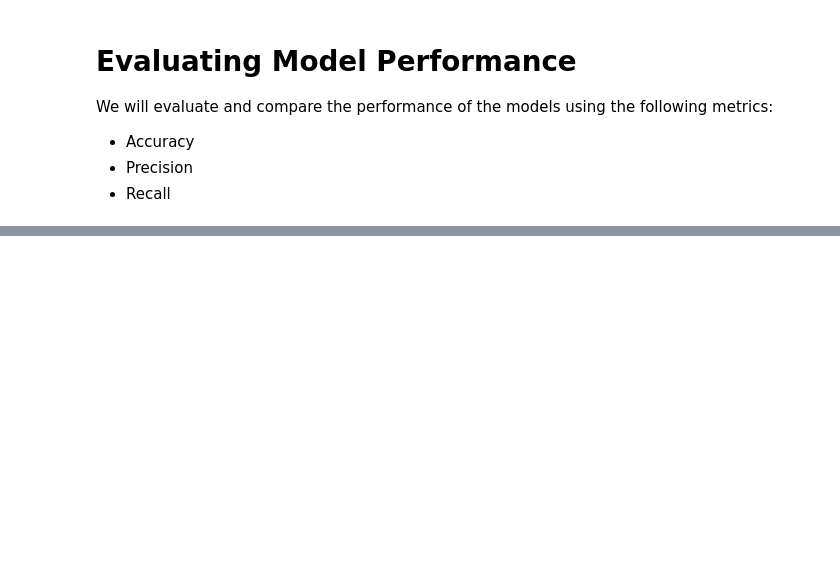
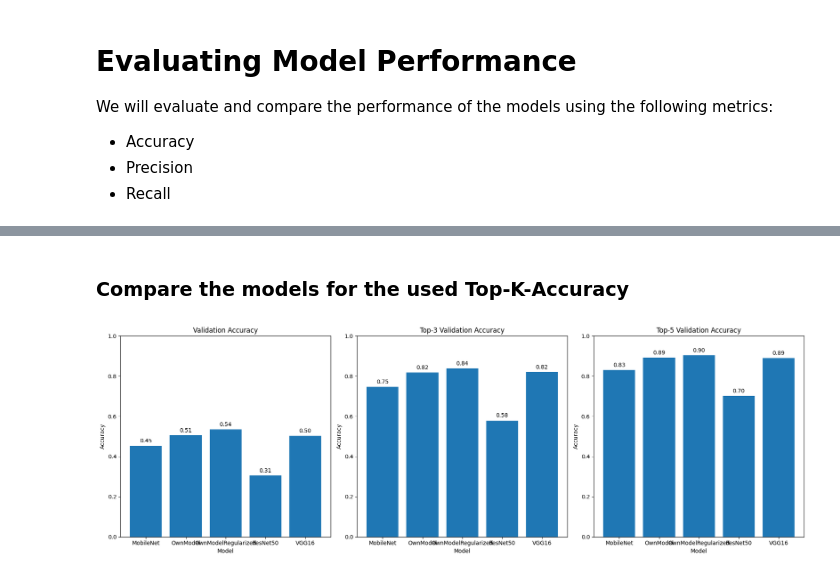
Before and after one commit to stedavkle/gemstone-classifier, a Jupyter notebook: src/04_Model_Evaluation.ipynb, the cells around one changed output, grey strips where cells are left out. Saved outputs shown, nothing was run; the diff lists cells and outputs as text; code cells hidden in the pictures; blank space fills up the shorter version.

```diff
--- a/src/04_Model_Evaluation.ipynb
+++ b/src/04_Model_Evaluation.ipynb
@@ -15,0 +97,29 @@ import numpy as np
+# %% [markdown]
+### Compare the models for the used Top-K-Accuracy
+# %%
+# Function to create bar plots for each Top-k accuracy
+def create_bar_plot(y_values, title, y_label, ax):
+    ax.bar(top_results['Model'], y_values)
+    ax.set_title(title)
+    ax.set_ylim([0, 1])
+    ax.set_xlabel('Model')
+    ax.set_ylabel(y_label)
+    for i, v in enumerate(y_values):
+        ax.text(i, v + 0.01, f"{v:.2f}", ha='center', va='bottom')
+
+# Create a figure and a set of subplots
+fig, axs = plt.subplots(1, 3, figsize=(18, 6))
+
+# Accuracy plot
+create_bar_plot(top_results['Accuracy'], 'Validation Accuracy', 'Accuracy', axs[0])
+
+# Top-3 Accuracy plot
+create_bar_plot(top_results['Top-3 Accuracy'], 'Top-3 Validation Accuracy', 'Accuracy', axs[1])
+
+# Top-5 Accuracy plot
+create_bar_plot(top_results['Top-5 Accuracy'], 'Top-5 Validation Accuracy', 'Accuracy', axs[2])
+
+plt.tight_layout()
+plt.show()
+# %% [output]
+[figure, added]
```
Also changed, not shown: parts of 10 cells of this notebook, 4 other files.
